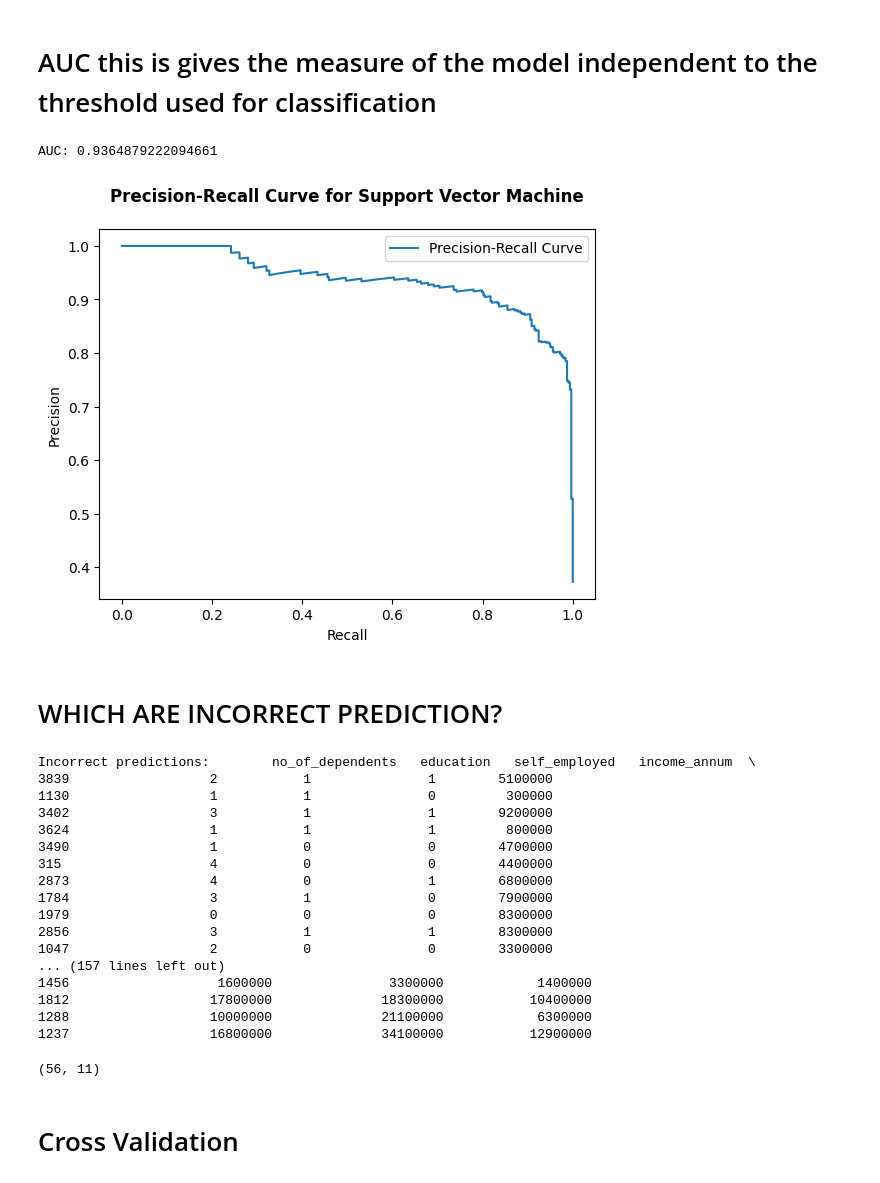
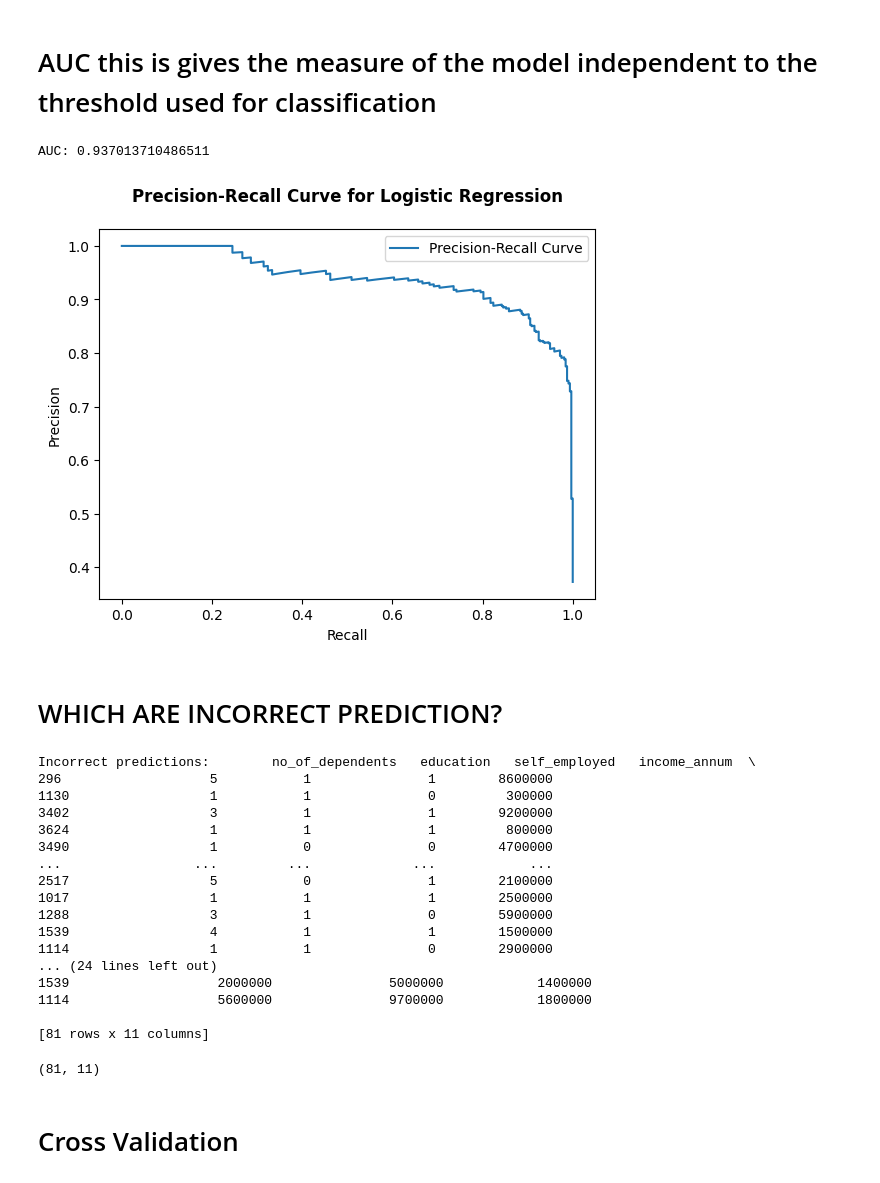
Before and after one commit to notsocertain/SMOTE-vs-ADASYN, a Jupyter notebook: Logistic-Regression(Without Balancing).ipynb, the cells around one changed output. Drawn from its saved outputs; the diff is of its cells as text; code cells hidden in the pictures.

```diff
--- a/Logistic-Regression(Without Balancing).ipynb
+++ b/Logistic-Regression(Without Balancing).ipynb
@@ -264,7 +302,7 @@ grid[['param_C', 'param_penalty', 'param_solver', 'mean_test_score', 'rank_test_
 LR_best = LogisticRegression(C=0.01, penalty='l1', solver='liblinear', max_iter=1000)
 # %%
 from sklearn.metrics import confusion_matrix, classification_report
-from sklearn.model_selection import train_test_split
+from sklearn.model_selection import train_test_split, cross_val_predict, KFold
 from sklearn.linear_model import LogisticRegression
 from sklearn.preprocessing import StandardScaler
 
@@ -280,7 +318,7 @@ X_train_scaled = scaler.transform(X_train)
 X_test_scaled = scaler.transform(X_test)
 
 # Pick the best Logistic Regression model
-LR_best = LogisticRegression(C=10, penalty='l2', solver='liblinear', max_iter=1000)
+LR_best = LogisticRegression(C=1, penalty='l2', solver='newton-cg', max_iter=100)
 LR_best.fit(X_train_scaled, Y_train)
 
 # Make predictions on the test set
@@ -336,21 +374,21 @@ False Negatives (FN): The lower left cell shows the number of incorrect predicti
 # %%
 from sklearn.metrics import precision_recall_curve, auc
 # Obtain predicted probabilities for the positive class
 Y_proba = LR_best.predict_proba(X_test_scaled)[:, 1]
 # Compute precision and recall values
 precision, recall, thresholds = precision_recall_curve(Y_test, Y_proba)
 # Plot the precision-recall curve
 auc_score = auc(recall, precision)
 print("AUC:", auc_score)
 plt.plot(recall, precision, label='Precision-Recall Curve')
 plt.xlabel('Recall')
 plt.ylabel('Precision')
-plt.title('Precision-Recall Curve for Support Vector Machine',pad= 20, fontweight= "bold")
+plt.title('Precision-Recall Curve for Logistic Regression',pad= 20, fontweight= "bold")
 plt.legend()
 plt.show()
 # %% [output]
-AUC: 0.9364879222094661
+AUC: 0.937013710486511
-[figure, old version]
+[figure, new version]
 # %% [markdown]
 # WHICH ARE INCORRECT PREDICTION?
 # %%
@@ -358,26 +396,26 @@ incorrect_predictions = X_test[Y_test != Y_pred]
 print("Incorrect predictions:", incorrect_predictions)
 # %% [output]
 Incorrect predictions:        no_of_dependents   education   self_employed   income_annum  \
-3839                  2           1               1        5100000
+296                   5           1               1        8600000
 1130                  1           1               0         300000
 3402                  3           1               1        9200000
 3624                  1           1               1         800000
 3490                  1           0               0        4700000
-315                   4           0               0        4400000
-2873                  4           0               1        6800000
-1784                  3           1               0        7900000
-1979                  0           0               0        8300000
-2856                  3           1               1        8300000
-1047                  2           0               0        3300000
-... (157 lines left out)
-1456                   1600000               3300000            1400000
-1812                  17800000              18300000           10400000
-1288                  10000000              21100000            6300000
-1237                  16800000              34100000           12900000
+...                 ...         ...             ...            ...
+2517                  5           0               1        2100000
+1017                  1           1               1        2500000
+1288                  3           1               0        5900000
+1539                  4           1               1        1500000
+1114                  1           1               0        2900000
+... (24 lines left out)
+1539                   2000000               5000000            1400000
+1114                   5600000               9700000            1800000
+
+[81 rows x 11 columns]
 # %%
 incorrect_predictions.shape
 # %% [output]
-(56, 11)
+(81, 11)
 # %% [markdown]
 # Cross Validation
 # %% [markdown]
```
Also changed, not shown: parts of 8 cells of this notebook, 5 other files.
